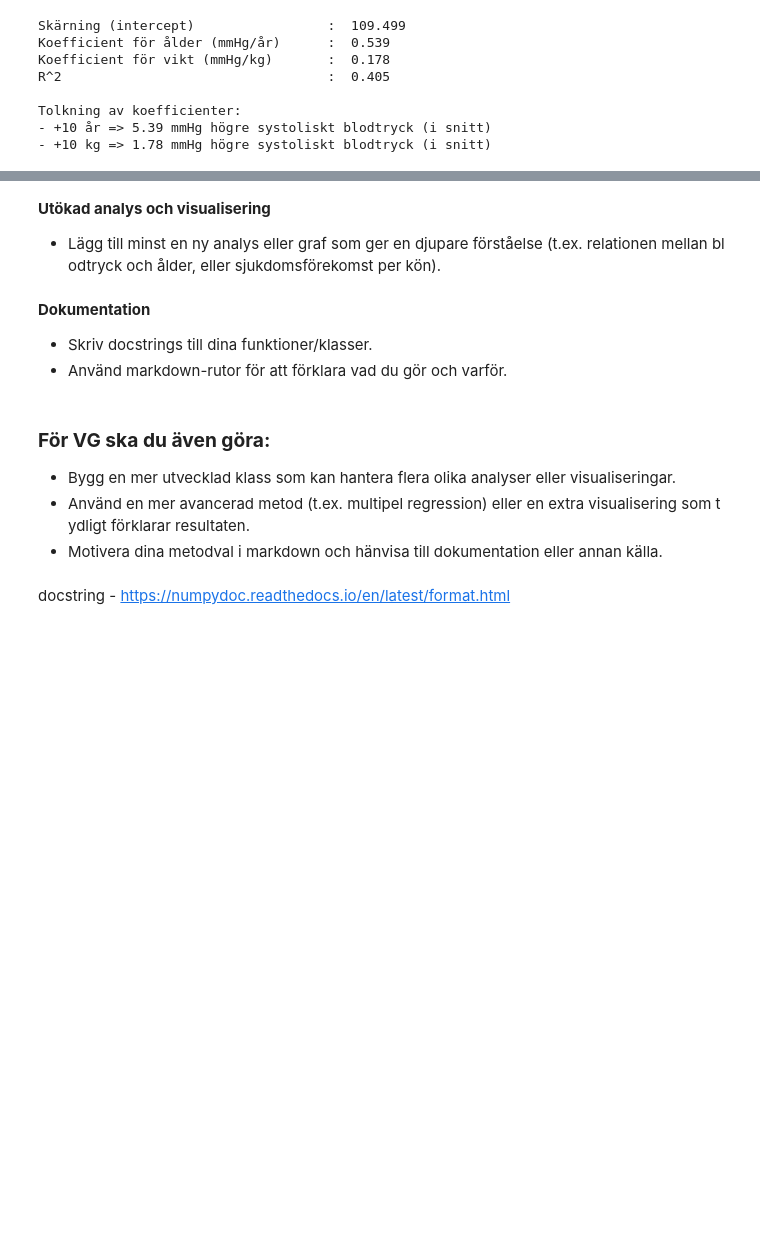
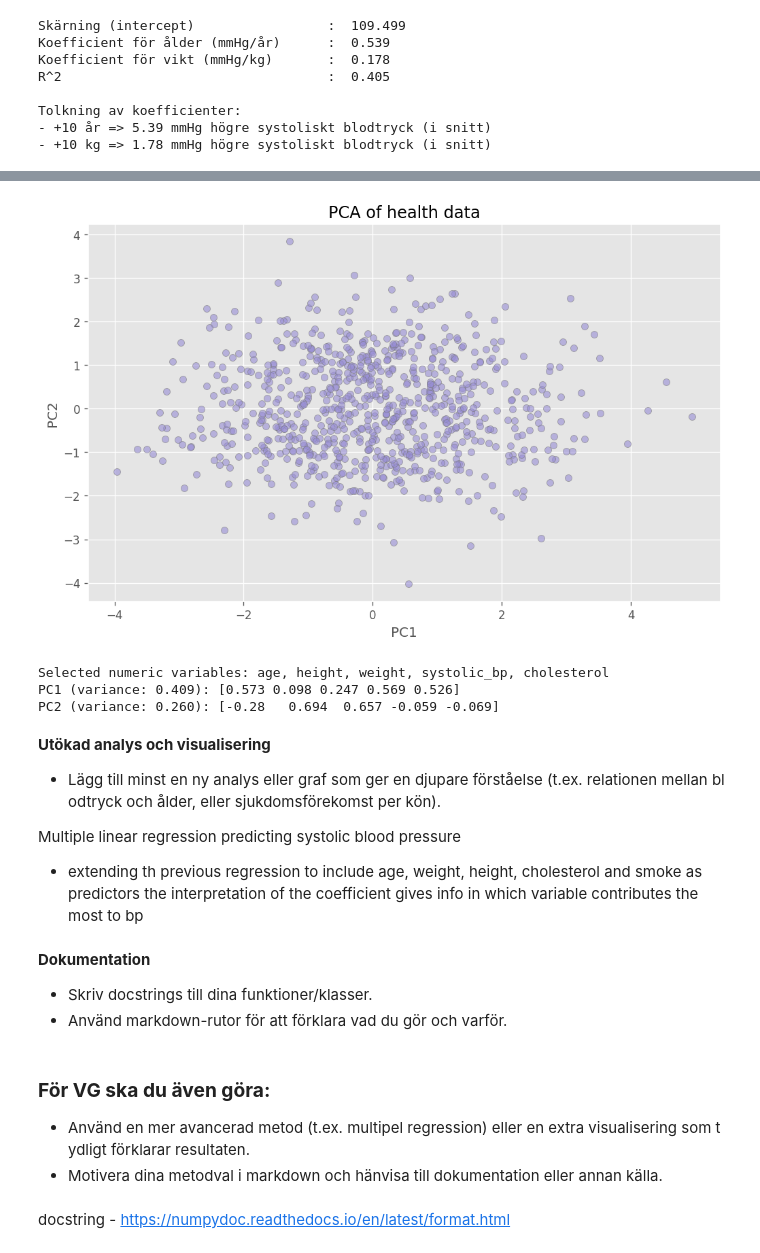
Before and after one commit to IreneGrisenti/health_study_project, a Jupyter notebook: health_analysis_part2.ipynb, the cells around one changed output, grey strips where cells are left out. Saved outputs shown, nothing was run; the diff lists cells and outputs as text; code cells hidden in the pictures; blank space fills up the shorter version.

Commit message:
PCA and graph

```diff
--- a/health_analysis_part2.ipynb
+++ b/health_analysis_part2.ipynb
@@ -373,13 +387,45 @@ Tolkning av koefficienter:
 # %%
-# PCA (Principal Component Analysis)
-#
-# (Age, Height, Weight, BP, Cholesterol) to discover health-related dimensions
+# Selecting numeric variables
+X = df[["age", "height", "weight", "systolic_bp", "cholesterol"]]
 
-# scale features before
+# scale features
+X_scaled = StandardScaler().fit_transform(X)
+
+# Apply PCA
+pca = PCA(n_components=2)
+principal_components = pca.fit_transform(X_scaled)
+
+# Explained variance
+explained_variance = pca.explained_variance_ratio_
+
+fig, ax = plt.subplots()
+ax.scatter(principal_components[:,0], principal_components[:,1],
+            color="#988ED5", edgecolor="#777777", alpha=0.6)
+ax.set_title("PCA of health data")
+ax.set_xlabel("PC1")
+ax.set_ylabel("PC2")
+plt.show()
+
+print("Selected numeric variables: age, height, weight, systolic_bp, cholesterol")
+for i, (component, var_ratio) in enumerate(zip(pca.components_, explained_variance), 1):
+    print(f"PC{i} (variance: {var_ratio:.3f}): {component}")
+
+# https://www.geeksforgeeks.org/data-analysis/principal-component-analysis-pca/
+# https://scikit-learn.org/stable/modules/generated/sklearn.decomposition.PCA.html
+# %% [output]
+[figure, added]
+Selected numeric variables: age, height, weight, systolic_bp, cholesterol
+PC1 (variance: 0.409): [0.573 0.098 0.247 0.569 0.526]
+PC2 (variance: 0.260): [-0.28   0.694  0.657 -0.059 -0.069]
 # %% [markdown]
 **Utökad analys och visualisering**
 
 - Lägg till minst en ny analys eller graf som ger en djupare förståelse (t.ex. relationen mellan blodtryck och ålder, eller sjukdomsförekomst per kön).
+
+
+Multiple linear regression predicting systolic blood pressure
+- extending th previous regression to include age, weight, height, cholesterol and smoke as predictors
+the interpretation of the coefficient gives info in which variable contributes the most to bp
 # %% [markdown]
 **Dokumentation**
 
@@ -388,7 +434,6 @@ Tolkning av koefficienter:
 # %% [markdown]
 ### **För VG ska du även göra:**
 
-- Bygg en mer utvecklad klass som kan hantera flera olika analyser eller visualiseringar.
 - Använd en mer avancerad metod (t.ex. multipel regression) eller en extra visualisering som tydligt förklarar resultaten.
 - Motivera dina metodval i markdown och hänvisa till dokumentation eller annan källa.
 # %% [markdown]
```
Also changed, not shown: parts of 4 cells of this notebook.
